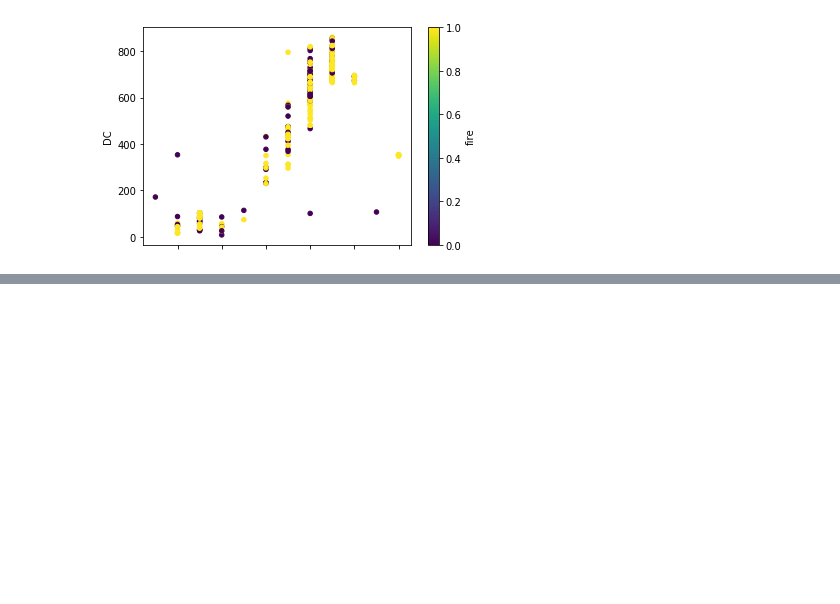
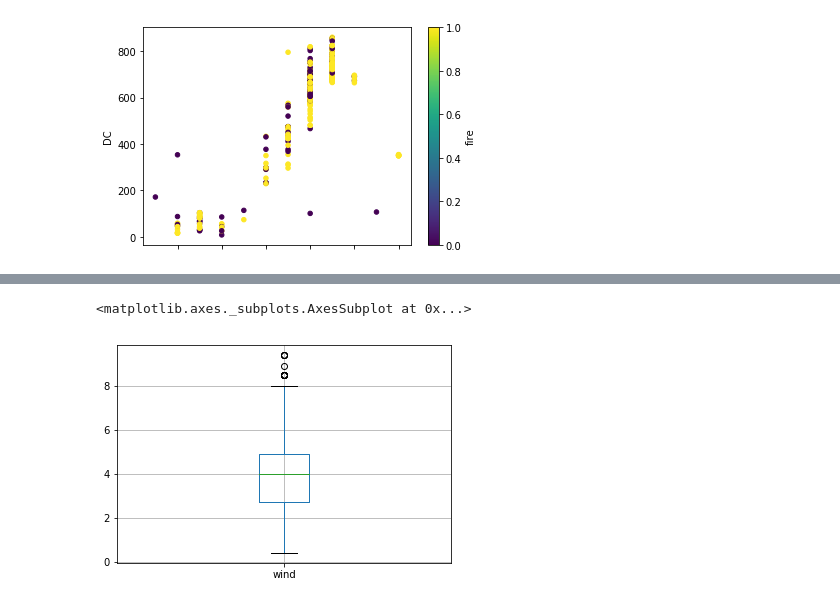
Before and after one commit to gayounglee57/sparkLab, a Jupyter notebook: forest_fires_visualisations.ipynb, the cells around one changed output, grey strips where cells are left out. Drawn from its saved outputs; the diff is of its cells as text; code cells hidden in the pictures; blank space fills up the shorter version.

```diff
--- a/forest_fires_visualisations.ipynb
+++ b/forest_fires_visualisations.ipynb
@@ -68,0 +72,5 @@ df_missing.plot.scatter(x='month', y='DC', c='fire', colormap='viridis')
+# %%
+df.boxplot(column="wind")
+# %% [output]
+<matplotlib.axes._subplots.AxesSubplot at 0x...>
+[figure, added]
```
Also changed, not shown: parts of 6 cells of this notebook.
